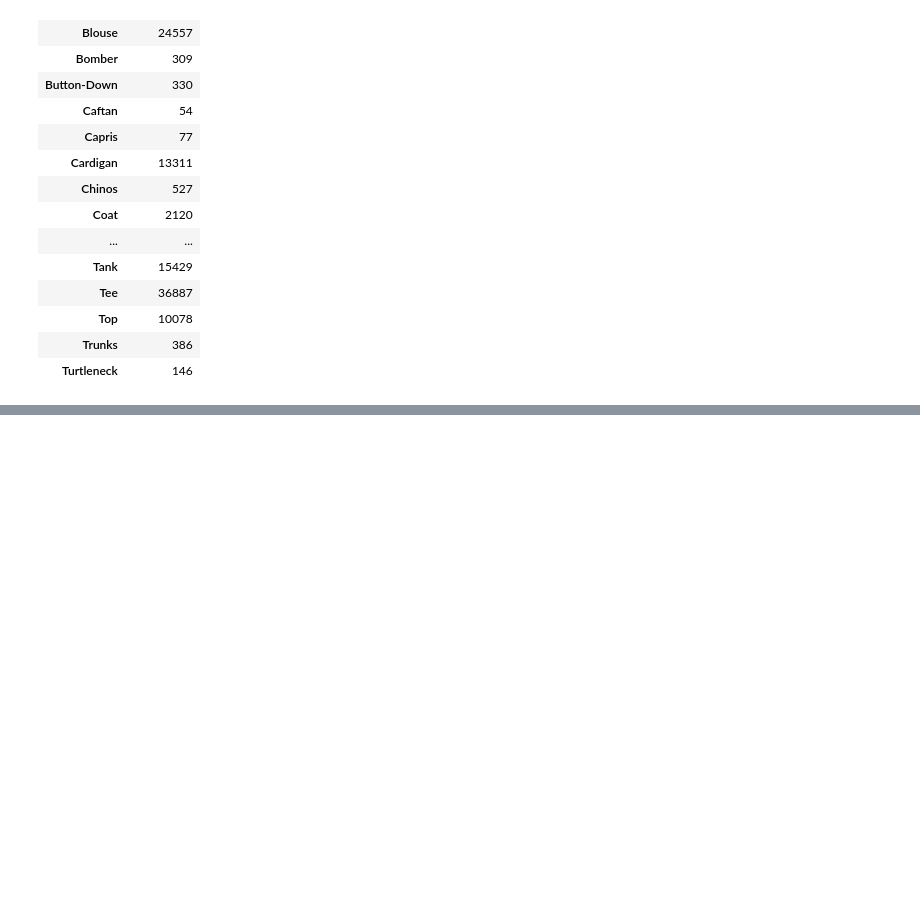
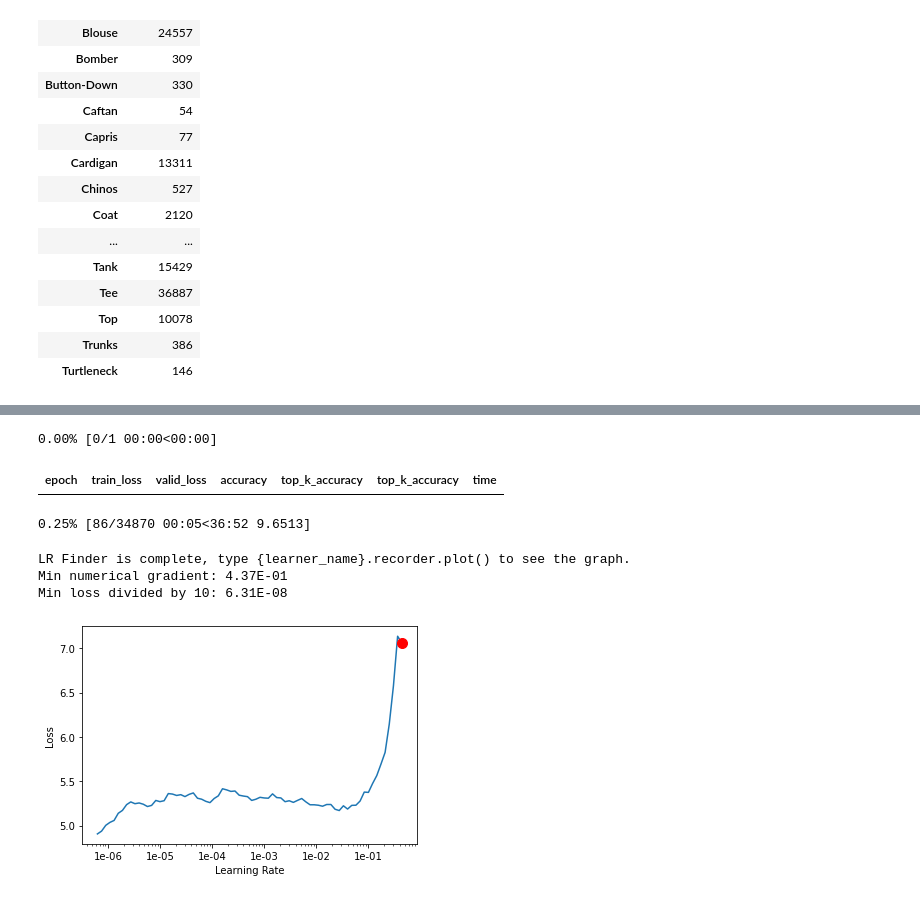
Before and after one commit to Sanjana7395/CMPE256-Fashion_Recommendation, a Jupyter notebook: Preprocessing.ipynb, the cells around one changed output, grey strips where cells are left out. Drawn from its saved outputs; the diff is of its cells as text; code cells hidden in the pictures; blank space fills up the shorter version.

```diff
--- a/Preprocessing.ipynb
+++ b/Preprocessing.ipynb
@@ -121,0 +122,21 @@ NameError: name 'ImageList' is not defined
+# %%
+def train_model(data, pretrained_model, model_metrics):
+    learner = cnn_learner(data, pretrained_model, metrics=model_metrics)
+    learner.model = torch.nn.DataParallel(learner.model)
+    learner.lr_find()
+    learner.recorder.plot(suggestion=True)
+    return learner
+
+pretrained_model = models.resnet18 # simple model that can be trained on free tier
+# pretrained_model = models.resnet50 # need pro tier, model I used
+
+model_metrics = [accuracy, partial(top_k_accuracy, k=1), partial(top_k_accuracy, k=5)]
+learner = train_model(data, pretrained_model, model_metrics)
+# %% [output]
+0.00% [0/1 00:00<00:00]
+| epoch | train_loss | valid_loss | accuracy | top_k_accuracy | top_k_accuracy | time |
+0.25% [86/34870 00:05<36:52 9.6513]
+LR Finder is complete, type {learner_name}.recorder.plot() to see the graph.
+Min numerical gradient: 4.37E-01
+Min loss divided by 10: 6.31E-08
+[figure, added]
```
Also changed, not shown: parts of 21 cells of this notebook, 4 other files.
